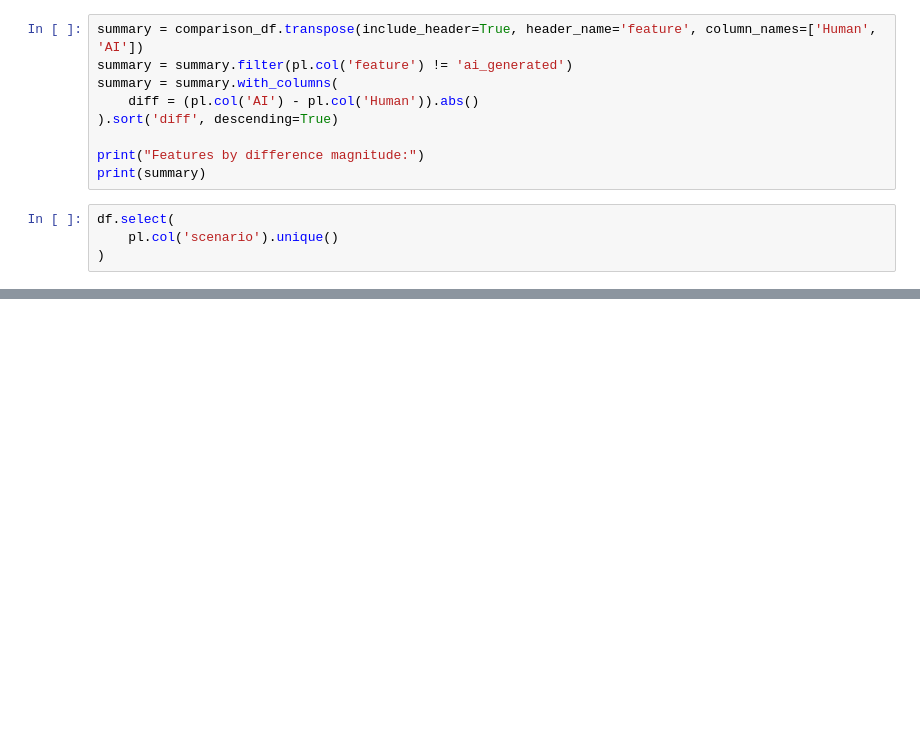
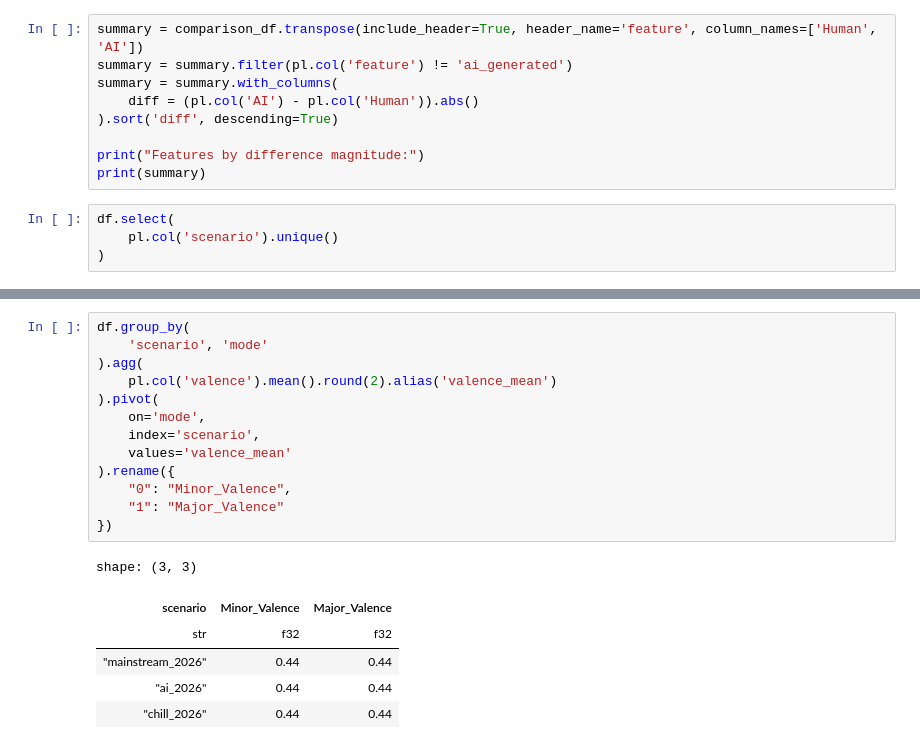
Before and after one commit to ZygimantasB/polars_library, a Jupyter notebook: kaggle/spotify_2026_scenarios.ipynb, the cells around one changed output, grey strips where cells are left out. Cells and saved outputs as stored; diff of their text form; blank space fills up the shorter version.

```diff
--- a/kaggle/spotify_2026_scenarios.ipynb
+++ b/kaggle/spotify_2026_scenarios.ipynb
@@ -347,0 +373,20 @@ plt.show()
+# %%
+df.group_by(
+    'scenario', 'mode'
+).agg(
+    pl.col('valence').mean().round(2).alias('valence_mean')
+).pivot(
+    on='mode',
+    index='scenario',
+    values='valence_mean'
+).rename({
+    "0": "Minor_Valence",
+    "1": "Major_Valence"
+})
+# %% [output]
+shape: (3, 3)
+| scenario | Minor_Valence | Major_Valence |
+| str | f32 | f32 |
+| "mainstream_2026" | 0.44 | 0.44 |
+| "ai_2026" | 0.44 | 0.44 |
+| "chill_2026" | 0.44 | 0.44 |
```
Also changed, not shown: parts of 3 cells of this notebook.
